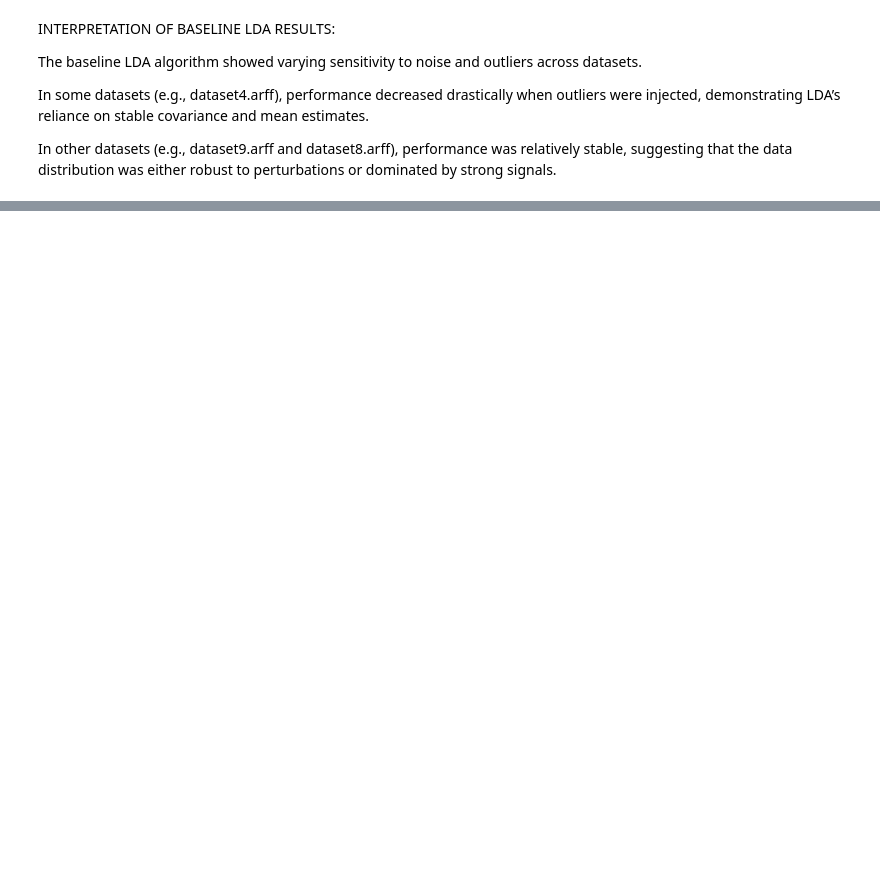
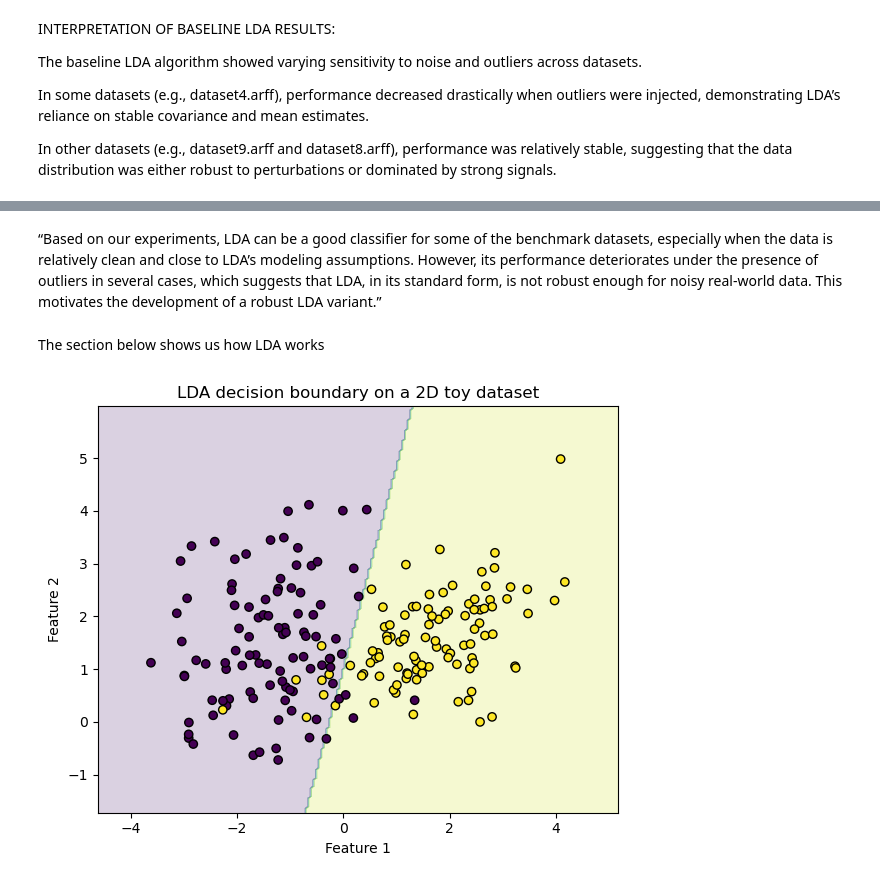
Before and after one commit to nnovajulian08/MLProject, a Jupyter notebook: project.ipynb, the cells around one changed output, grey strips where cells are left out. Cells and saved outputs as stored; diff of their text form; code cells hidden in the pictures; blank space fills up the shorter version.

```diff
--- a/project.ipynb
+++ b/project.ipynb
@@ -380,0 +476,51 @@ In other datasets (e.g., dataset9.arff and dataset8.arff), performance was relat
+# %% [markdown]
+“Based on our experiments, LDA can be a good classifier for some of the benchmark datasets, especially when the data is relatively clean and close to LDA’s modeling assumptions. However, its performance deteriorates under the presence of outliers in several cases, which suggests that LDA, in its standard form, is not robust enough for noisy real-world data. This motivates the development of a robust LDA variant.”
+# %% [markdown]
+The section below shows us how LDA works
+# %%
+#LDA decision boundary example
+
+import numpy as np
+import matplotlib.pyplot as plt
+from sklearn.datasets import make_classification
+from sklearn.discriminant_analysis import LinearDiscriminantAnalysis
+
+# 1. Create a simple 2D dataset with two classes
+X_toy, y_toy = make_classification(
+    n_samples=200,
+    n_features=2,
+    n_redundant=0,
+    n_informative=2,
+    n_clusters_per_class=1,
+    class_sep=1.5,
+    random_state=42
+)
+
+# 2. Fit LDA
+lda_toy = LinearDiscriminantAnalysis()
+lda_toy.fit(X_toy, y_toy)
+
+# 3. Create a grid over the feature space
+x_min, x_max = X_toy[:, 0].min() - 1, X_toy[:, 0].max() + 1
+y_min, y_max = X_toy[:, 1].min() - 1, X_toy[:, 1].max() + 1
+
+xx, yy = np.meshgrid(
+    np.linspace(x_min, x_max, 200),
+    np.linspace(y_min, y_max, 200)
+)
+
+grid = np.c_[xx.ravel(), yy.ravel()]
+Z = lda_toy.predict(grid)
+Z = Z.reshape(xx.shape)
+
+# 4. Plot decision regions + data points
+plt.figure(figsize=(6, 5))
+plt.contourf(xx, yy, Z, alpha=0.2)  # decision regions
+plt.scatter(X_toy[:, 0], X_toy[:, 1], c=y_toy, edgecolor="k")  # data points
+plt.title("LDA decision boundary on a 2D toy dataset")
+plt.xlabel("Feature 1")
+plt.ylabel("Feature 2")
+plt.tight_layout()
+plt.show()
+# %% [output]
+[figure, added]
```
Also changed, not shown: parts of 24 cells of this notebook.
